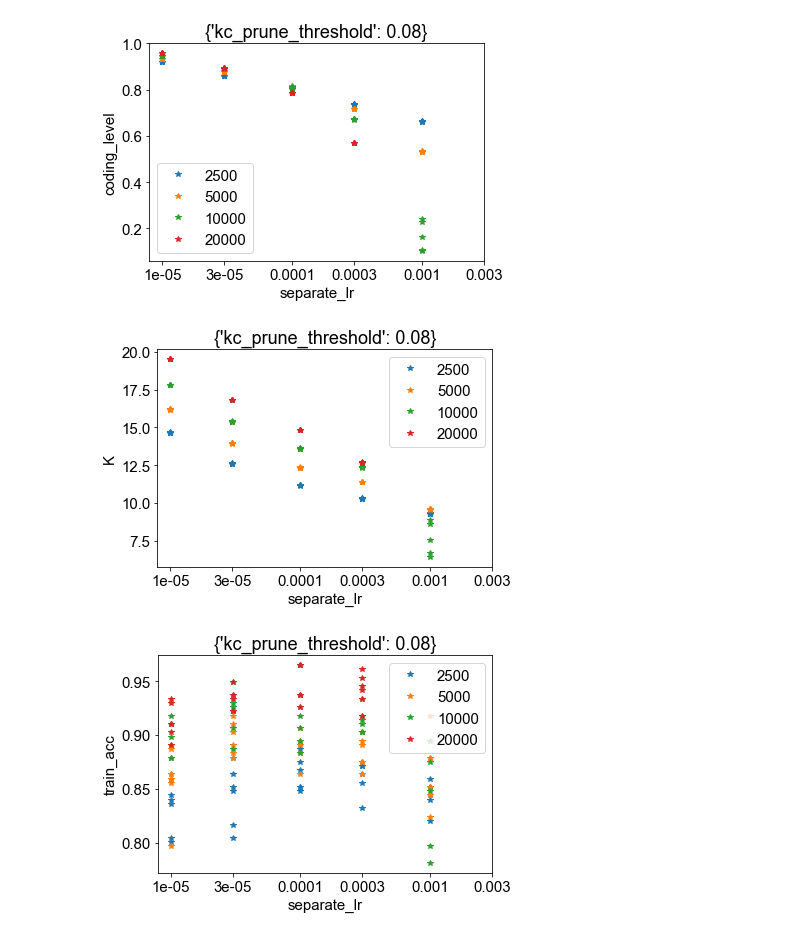
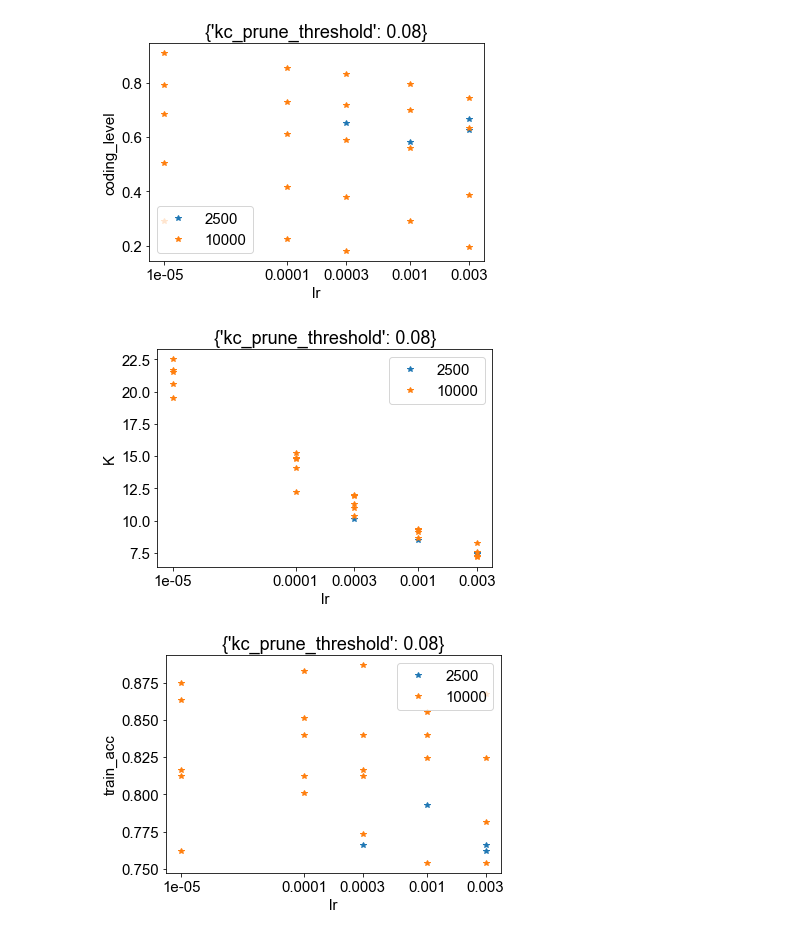
Before and after one commit to gyyang/olfaction_evolution, a Jupyter notebook: notebooks/analyze_K_big.ipynb, the cells around one changed output. Cells and saved outputs as stored; diff of their text form; code cells hidden in the pictures.

```diff
--- a/notebooks/analyze_K_big.ipynb
+++ b/notebooks/analyze_K_big.ipynb
@@ -33,9 +33,9 @@ mpl.rcParams['ps.fonttype'] = 42
 mpl.rcParams['font.family'] = 'arial'
 mpl.rcParams['image.cmap']='jet'
 # %%
-d = '/Users/pwang/Desktop/PYCHARM_GITHUB_PROJECTS/olfaction_evolution/files'
+d = r'C:\Users\Peter\PycharmProjects\olfaction_evolution\files'
 # %%
-files = glob.glob(os.path.join(d,'cluster_big50'))
+files = glob.glob(os.path.join(d,'cluster_medium50'))
 res = defaultdict(list)
 for f in files:
     temp = tools.load_all_results(f, argLast = False)
@@ -53,7 +53,7 @@ plt.ylim([0, 10000])
 peak_inds = np.zeros_like(res['kc_prune_threshold']).astype(np.bool)
 for i, thres in enumerate(res['kc_prune_threshold']):
     x = np.where(res['lin_bins'][i,:-1] > res['kc_prune_threshold'][i])[0][0]
-    if res['lin_hist'][i,-1,x] > 4000:
+    if res['lin_hist'][i,-1,x] > 2000:
         peak_inds[i] = False
     else:
         peak_inds[i] = True
@@ -83,0 +79,2 @@ array([0.001, 0.001, 0.001, 0.001, 0.001, 0.001, 0.001, 0.001, 0.001,
+# %%
+x = np.where(res['lin_bins'][22,:-1] > res['kc_prune_threshold'][22])[0][0]
@@ -210,9 +217,9 @@ marginal_plot('separate_lr', 'train_acc', 'lr', {'N_KC':2500})
 # %%
-marginal_plot('separate_lr', 'coding_level', 'N_KC', {'kc_prune_threshold':0.08})
-marginal_plot('separate_lr', 'K', 'N_KC', {'kc_prune_threshold':0.08})
-marginal_plot('separate_lr', 'train_acc', 'N_KC', {'kc_prune_threshold':0.08})
+marginal_plot('lr', 'coding_level', 'N_KC', {'kc_prune_threshold':0.08})
+marginal_plot('lr', 'K', 'N_KC', {'kc_prune_threshold':0.08})
+marginal_plot('lr', 'train_acc', 'N_KC', {'kc_prune_threshold':0.08})
 # %% [output]
-[figure, old version]
+[figure, new version]
-[figure, old version]
+[figure, new version]
-[figure, old version]
+[figure, new version]
 # %%
```
Also changed, not shown: parts of 18 cells of this notebook, 1 other file.
